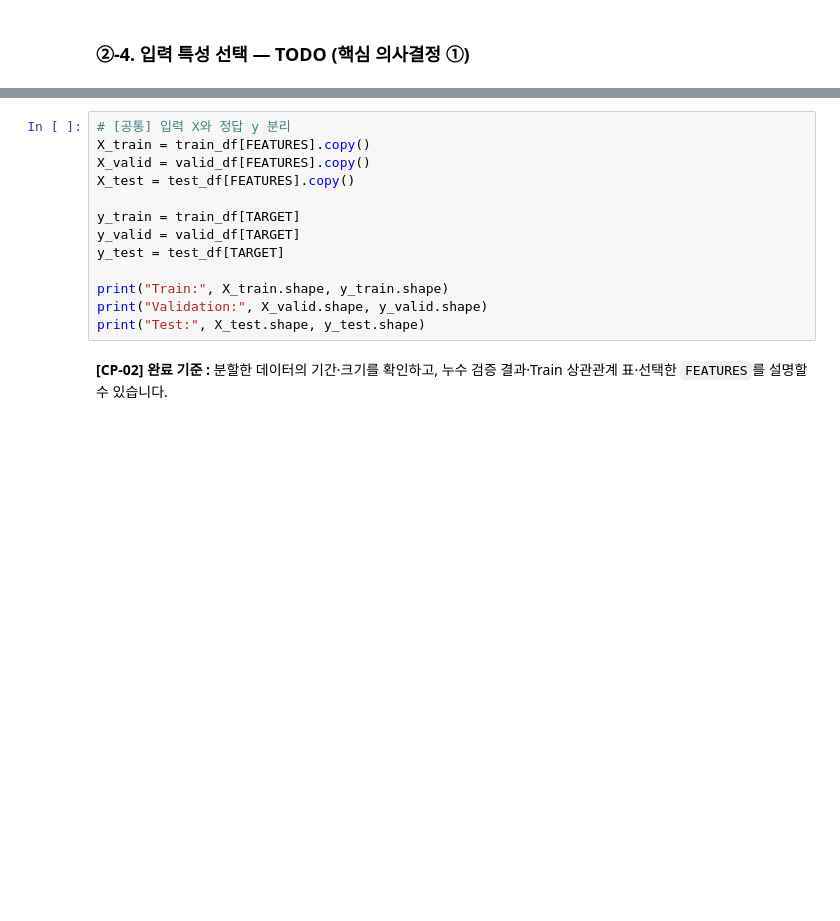
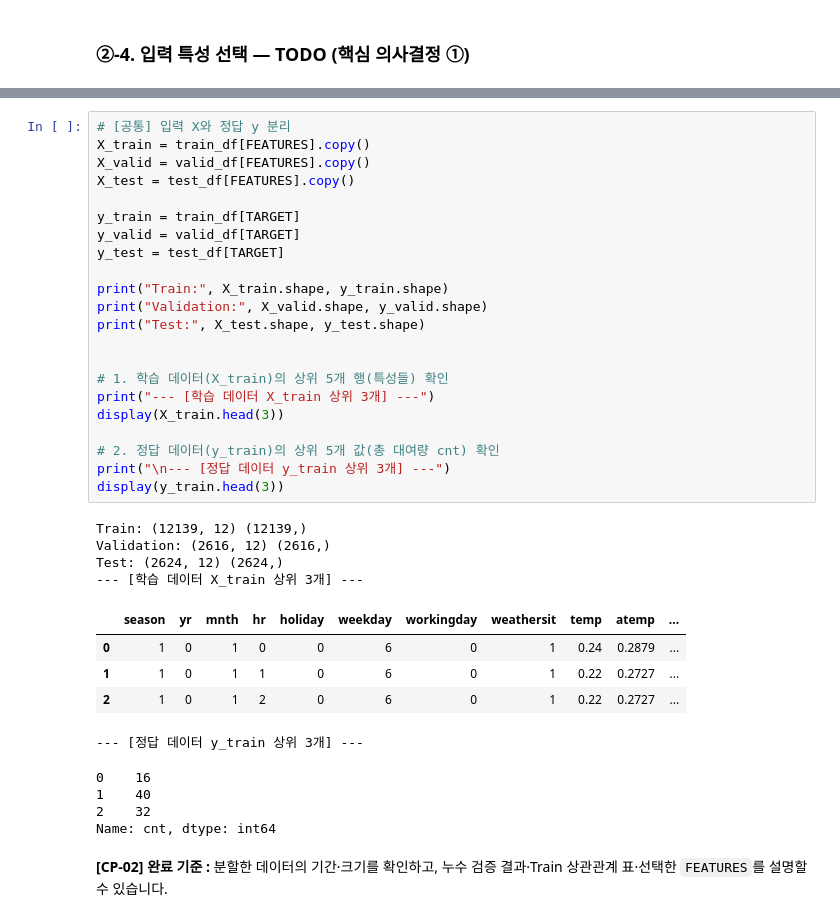
Before and after one commit to iremys/ai-mini-projects, a Jupyter notebook: mini-project-01/code/01_regression_bike_demand.ipynb, the cells around one changed output, grey strips where cells are left out. Cells and saved outputs as stored; diff of their text form; blank space fills up the shorter version.

```diff
--- a/mini-project-01/code/01_regression_bike_demand.ipynb
+++ b/mini-project-01/code/01_regression_bike_demand.ipynb
@@ -453,16 +482,39 @@ print("사용할 특성:", FEATURES)
 # %%
 # [공통] 입력 X와 정답 y 분리
 X_train = train_df[FEATURES].copy()
 X_valid = valid_df[FEATURES].copy()
 X_test = test_df[FEATURES].copy()
 
 y_train = train_df[TARGET]
 y_valid = valid_df[TARGET]
 y_test = test_df[TARGET]
 
 print("Train:", X_train.shape, y_train.shape)
 print("Validation:", X_valid.shape, y_valid.shape)
 print("Test:", X_test.shape, y_test.shape)
+
+
+# 1. 학습 데이터(X_train)의 상위 5개 행(특성들) 확인
+print("--- [학습 데이터 X_train 상위 3개] ---")
+display(X_train.head(3))
+
+# 2. 정답 데이터(y_train)의 상위 5개 값(총 대여량 cnt) 확인
+print("\n--- [정답 데이터 y_train 상위 3개] ---")
+display(y_train.head(3))
+# %% [output]
+Train: (12139, 12) (12139,)
+Validation: (2616, 12) (2616,)
+Test: (2624, 12) (2624,)
+--- [학습 데이터 X_train 상위 3개] ---
+|  | season | yr | mnth | hr | holiday | weekday | workingday | weathersit | temp | atemp | ... |
+| 0 | 1 | 0 | 1 | 0 | 0 | 6 | 0 | 1 | 0.24 | 0.2879 | ... |
+| 1 | 1 | 0 | 1 | 1 | 0 | 6 | 0 | 1 | 0.22 | 0.2727 | ... |
+| 2 | 1 | 0 | 1 | 2 | 0 | 6 | 0 | 1 | 0.22 | 0.2727 | ... |
+--- [정답 데이터 y_train 상위 3개] ---
+0    16
+1    40
+2    32
+Name: cnt, dtype: int64
 # %% [markdown]
 **[CP-02] 완료 기준 :** 분할한 데이터의 기간·크기를 확인하고, 누수 검증 결과·Train 상관관계 표·선택한 `FEATURES`를 설명할 수 있습니다.
 # %% [markdown]
```
Also changed, not shown: parts of 3 cells of this notebook.
